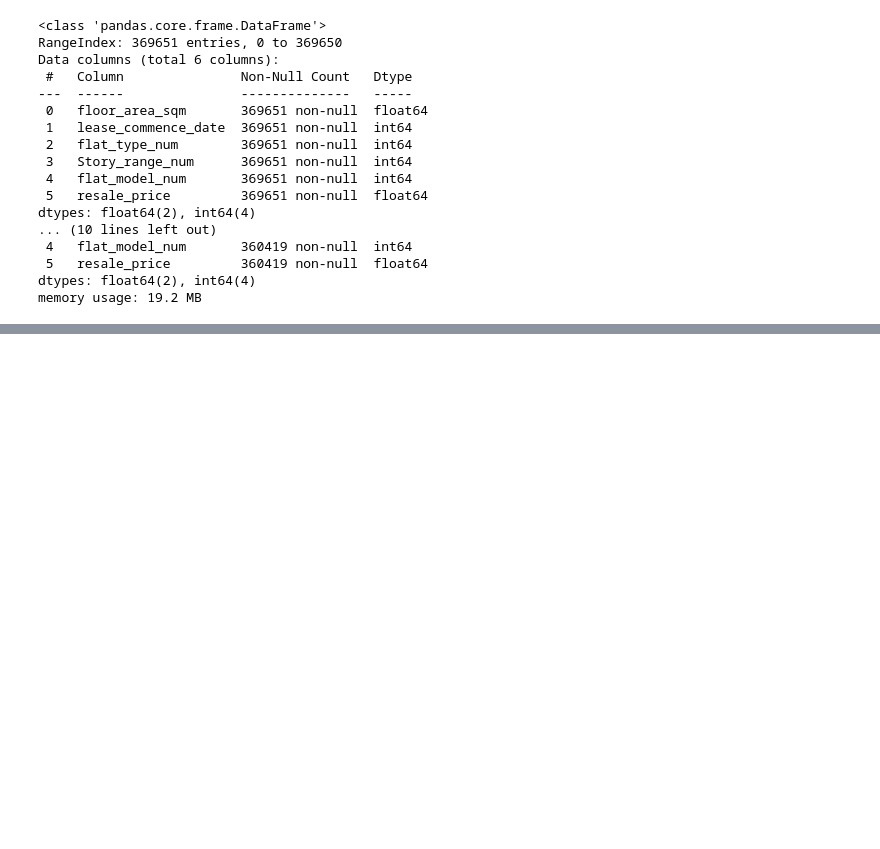
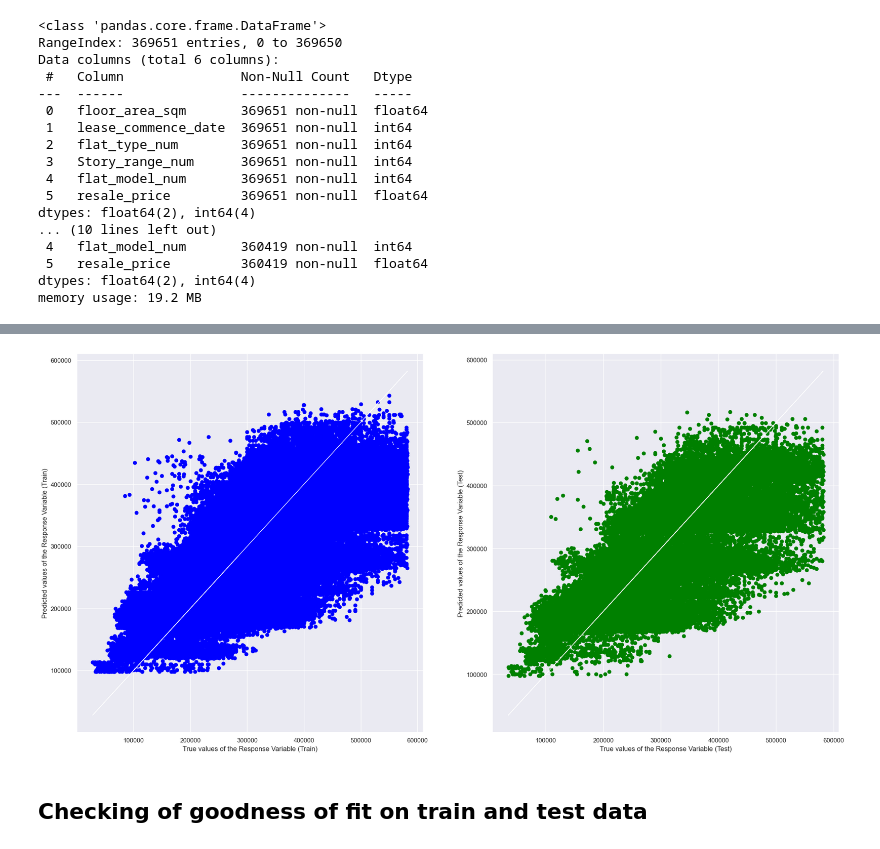
Before and after one commit to shunpingong/SC1015-Project, a Jupyter notebook: Neural Network.ipynb, the cells around one changed output, grey strips where cells are left out. Saved outputs shown, nothing was run; the diff lists cells and outputs as text; code cells hidden in the pictures; blank space fills up the shorter version.

```diff
--- a/Neural Network.ipynb
+++ b/Neural Network.ipynb
@@ -146,0 +155,19 @@ Epoch 52/100
+# %%
+import matplotlib.pyplot as plt
+
+# Predict on training and test data
+y_train_pred = model.predict(X_train)
+y_test_pred = model.predict(X_test)
+
+# Plot the Predictions vs the True values
+f, axes = plt.subplots(1, 2, figsize=(24, 12))
+axes[0].scatter(y_train, y_train_pred, color = "blue")
+axes[0].plot(y_train, y_train, 'w-', linewidth = 1)
+axes[0].set_xlabel("True values of the Response Variable (Train)")
+axes[0].set_ylabel("Predicted values of the Response Variable (Train)")
+axes[1].scatter(y_test, y_test_pred, color = "green")
+axes[1].plot(y_test, y_test, 'w-', linewidth = 1)
+axes[1].set_xlabel("True values of the Response Variable (Test)")
+axes[1].set_ylabel("Predicted values of the Response Variable (Test)")
+plt.show()
+# %% [output]
@@ -146,0 +176,3 @@ Epoch 52/100
+[figure, added]
+# %% [markdown]
+## Checking of goodness of fit on train and test data
```
Also changed, not shown: parts of 10 cells of this notebook, 1 other file.
